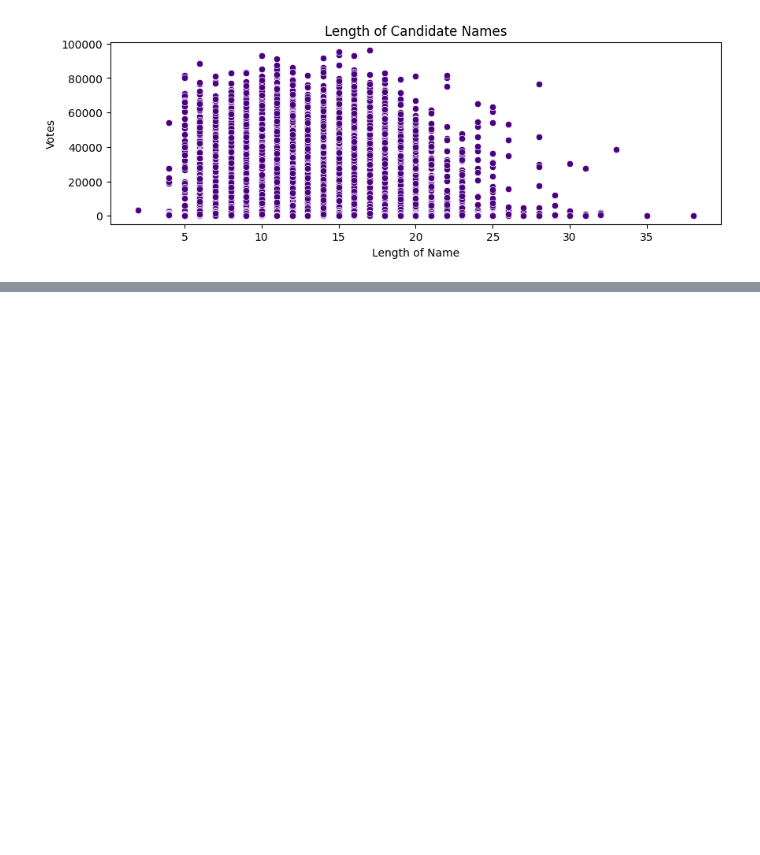
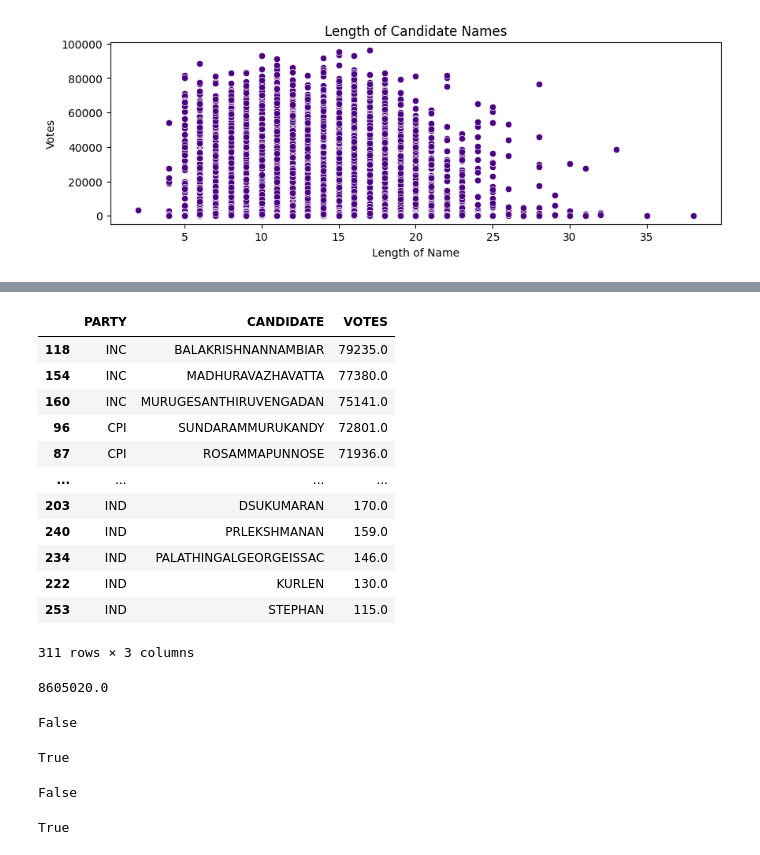
Before and after one commit to sonjaove/progg-and-DS-from-IITM, a Jupyter notebook: project work/project 1/peer_review_work.ipynb, the cells around one changed output, grey strips where cells are left out. Saved outputs shown, nothing was run; the diff lists cells and outputs as text; code cells hidden in the pictures; blank space fills up the shorter version.

```diff
--- a/project work/project 1/peer_review_work.ipynb
+++ b/project work/project 1/peer_review_work.ipynb
@@ -159,0 +173,50 @@ plt.show()
+# %%
+df_60=df[df['YEAR']==1960]
+df_60 = df_60.groupby(['PARTY', 'CANDIDATE'])['VOTES'].max().reset_index().sort_values(by='VOTES', ascending=False)
+# %%
+df_60
+# %% [output]
+|  | PARTY | CANDIDATE | VOTES |
+| 118 | INC | BALAKRISHNANNAMBIAR | 79235.0 |
+| 154 | INC | MADHURAVAZHAVATTA | 77380.0 |
+| 160 | INC | MURUGESANTHIRUVENGADAN | 75141.0 |
+| 96 | CPI | SUNDARAMMURUKANDY | 72801.0 |
+| 87 | CPI | ROSAMMAPUNNOSE | 71936.0 |
+| ... | ... | ... | ... |
+| 203 | IND | DSUKUMARAN | 170.0 |
+| 240 | IND | PRLEKSHMANAN | 159.0 |
+| 234 | IND | PALATHINGALGEORGEISSAC | 146.0 |
+| 222 | IND | KURLEN | 130.0 |
+| 253 | IND | STEPHAN | 115.0 |
+311 rows × 3 columns
+# %%
+df_60=df[df['YEAR']==1960]
+total_votes = df_60['VOTES'].sum()
+total_votes
+# %% [output]
+8605020.0
+# %%
+13549118<8605020.0 #votes out number the population
+# %% [output]
+False
+# %%
+# year where there was no outlier
+
+df_65=df[df['YEAR']==1965]
+total_votes=df_65['VOTES'].sum()
+total_votes<20800000 #votes do out number the population
+# %% [output]
+True
+# %%
+df_57=df[df['YEAR']==1957]
+total_votes=df_57['VOTES'].sum()
+total_votes<1423000
+# %% [output]
+False
+# %%
+# year with outliers
+df_87=df[df['YEAR']==1987]
+total_votes=df_87['VOTES'].sum()
+total_votes<26776099
+# %% [output]
+True
```
Also changed, not shown: parts of 8 cells of this notebook.
